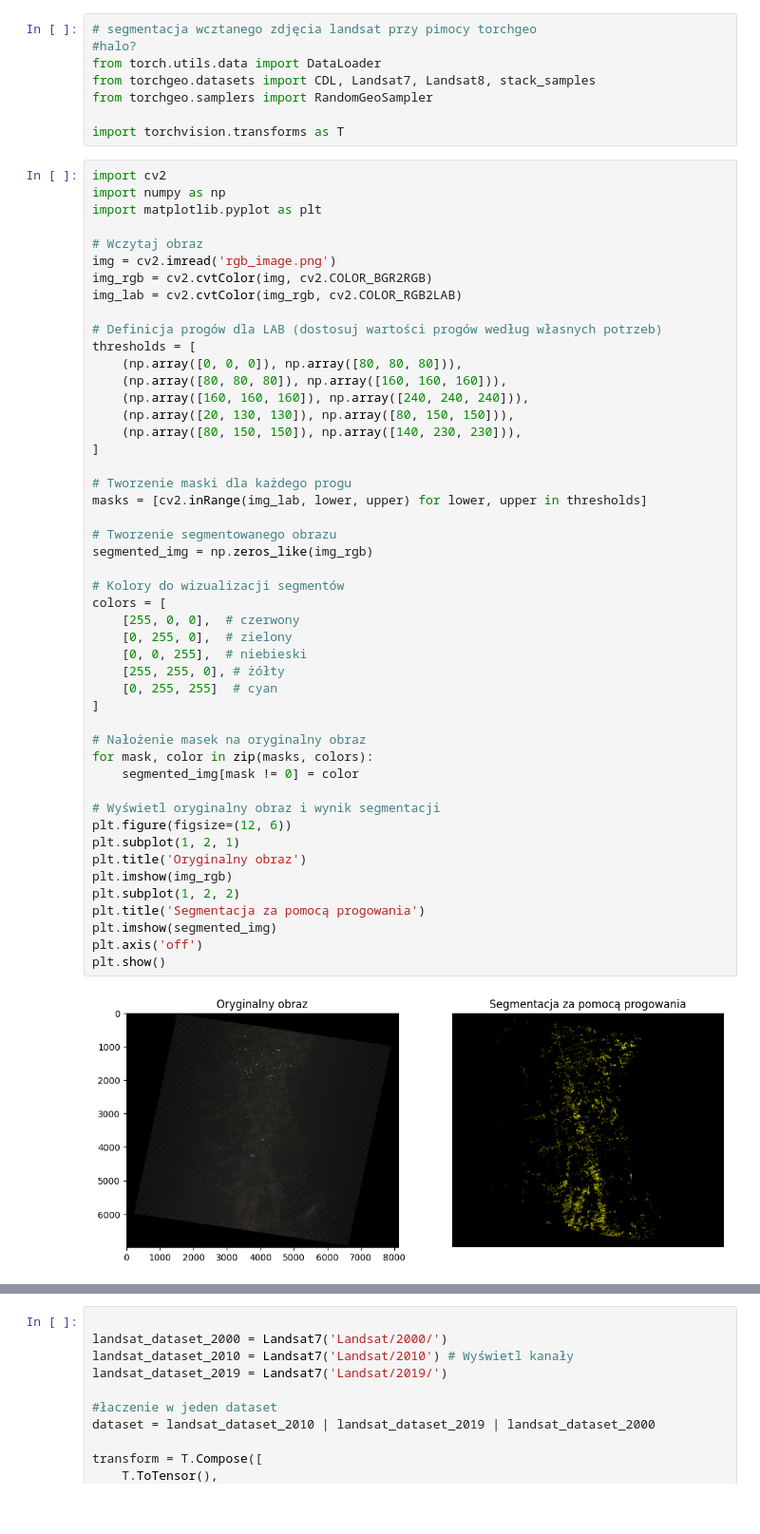
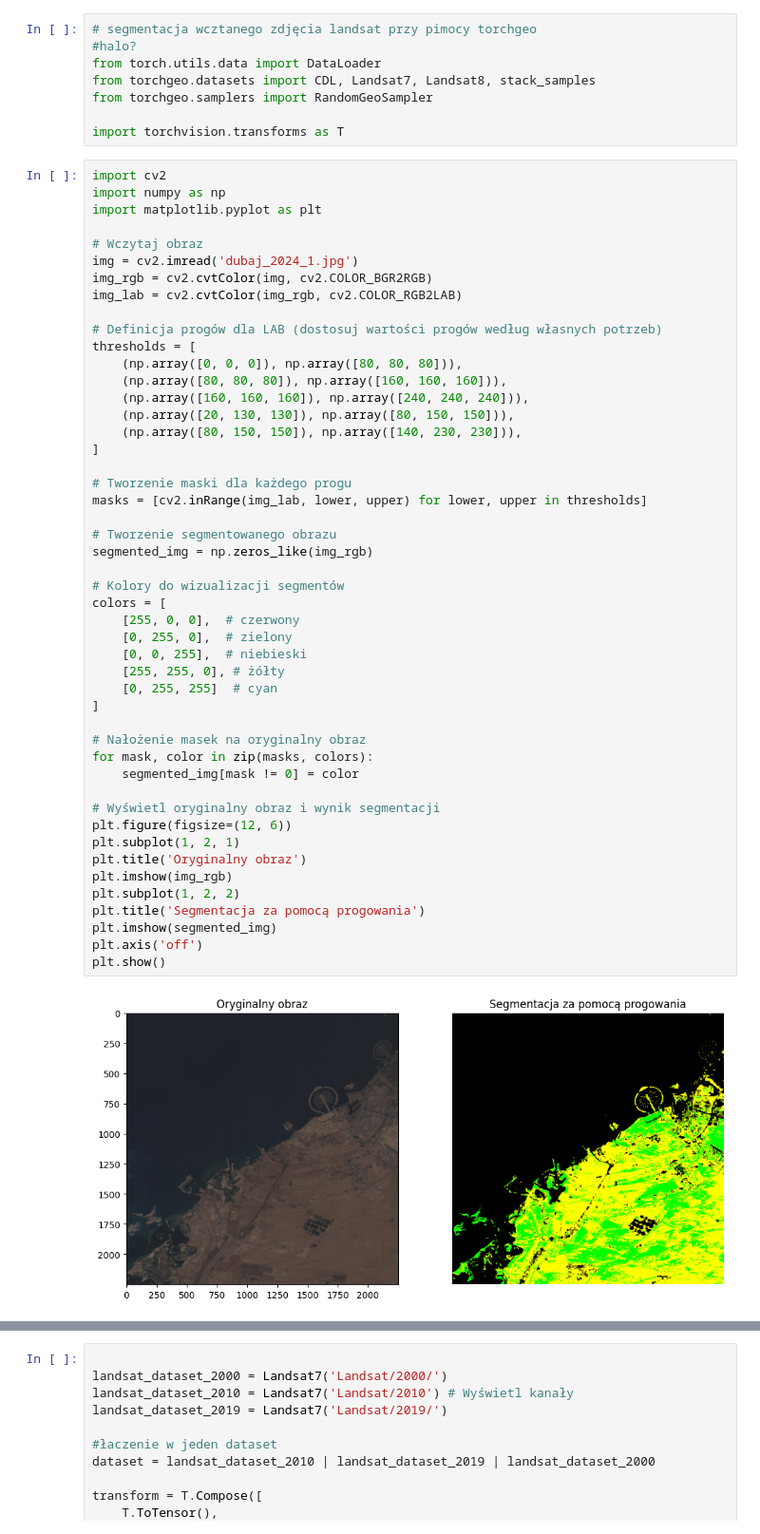
Before and after one commit to Morpheus1024/Detekcja-zmian-uzytkowania-ziemi, a Jupyter notebook: brudnopis2.ipynb, the cells around one changed output, grey strips where cells are left out. Shown at 95% size. Drawn from its saved outputs; the diff is of its cells as text; blank space fills up the shorter version.

```diff
--- a/brudnopis2.ipynb
+++ b/brudnopis2.ipynb
@@ -91,7 +91,7 @@ import numpy as np
 import matplotlib.pyplot as plt
 
 # Wczytaj obraz
-img = cv2.imread('rgb_image.png')
+img = cv2.imread('dubaj_2024_1.jpg')
 img_rgb = cv2.cvtColor(img, cv2.COLOR_BGR2RGB)
 img_lab = cv2.cvtColor(img_rgb, cv2.COLOR_RGB2LAB)
 
@@ -107,31 +107,31 @@ thresholds = [
 # Tworzenie maski dla każdego progu
 masks = [cv2.inRange(img_lab, lower, upper) for lower, upper in thresholds]
 
 # Tworzenie segmentowanego obrazu
 segmented_img = np.zeros_like(img_rgb)
 
 # Kolory do wizualizacji segmentów
 colors = [
     [255, 0, 0],  # czerwony
     [0, 255, 0],  # zielony
     [0, 0, 255],  # niebieski
     [255, 255, 0], # żółty
     [0, 255, 255]  # cyan
 ]
 
 # Nałożenie masek na oryginalny obraz
 for mask, color in zip(masks, colors):
     segmented_img[mask != 0] = color
 
 # Wyświetl oryginalny obraz i wynik segmentacji
 plt.figure(figsize=(12, 6))
 plt.subplot(1, 2, 1)
 plt.title('Oryginalny obraz')
 plt.imshow(img_rgb)
 plt.subplot(1, 2, 2)
 plt.title('Segmentacja za pomocą progowania')
 plt.imshow(segmented_img)
 plt.axis('off')
 plt.show()
 # %% [output]
-[figure, old version]
+[figure, new version]
```
Also changed, not shown: parts of 2 cells of this notebook, 2 other files.
